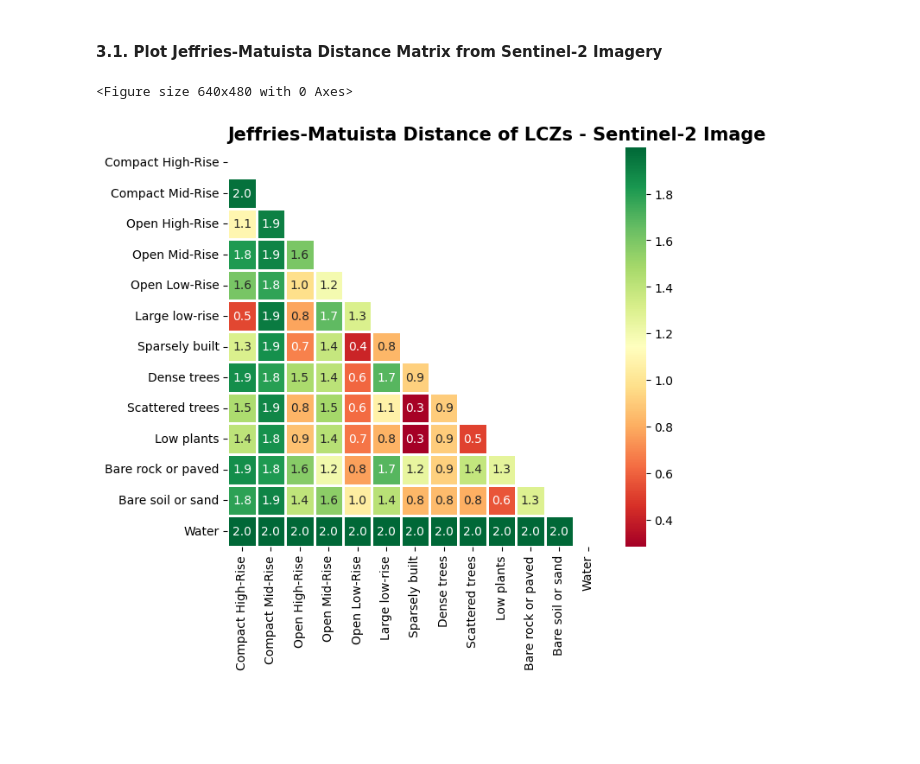
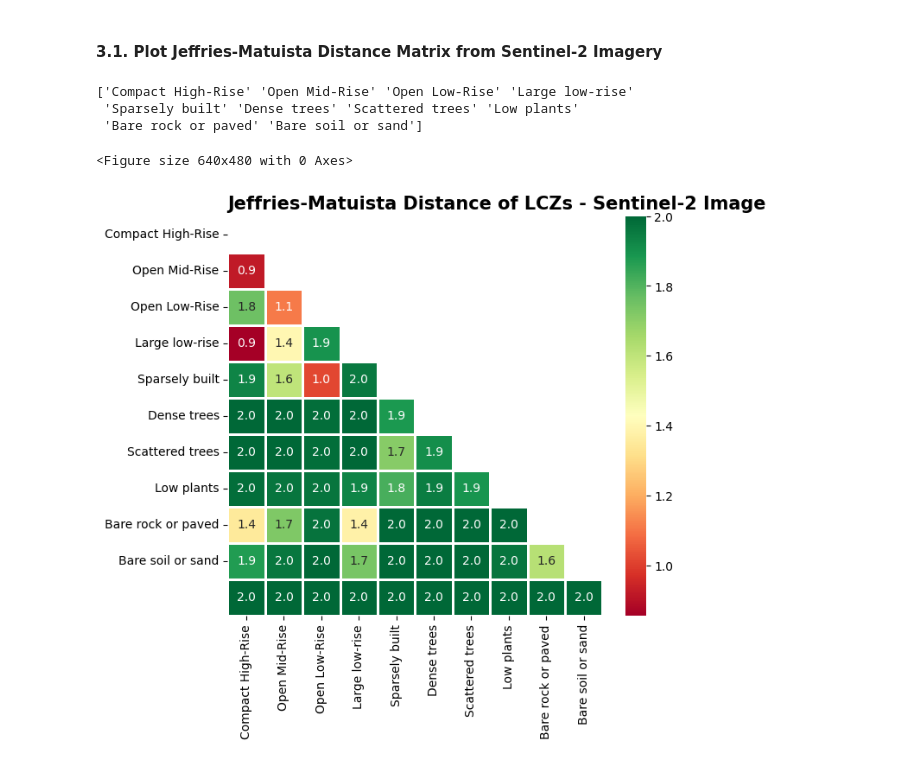
Before and after one commit to medo-younes/lcz-classification, a Jupyter notebook: notebooks/03_EDA.ipynb, the cells around one changed output. Cells and saved outputs as stored; diff of their text form; code cells hidden in the pictures; blank space fills up the shorter version.

```diff
--- a/notebooks/03_EDA.ipynb
+++ b/notebooks/03_EDA.ipynb
@@ -173,0 +137,20 @@ df=pd.DataFrame(dict(
+# %%
+from lcz_classification.functions_separability import *
+
+S2_CRS=r.open(S2_FP).crs
+lcz_geoms= lcz_gdf.copy()
+lcz_geoms = lcz_geoms.to_crs(S2_CRS)
+geoms=dict()
+
+legend=[x[['name','hex']].to_list() for idx,x in lcz_legend.set_index('class').loc[classes].iterrows()]
+legend= dict(zip(classes,legend))
+classes=sorted([int(x) for x in lcz_geoms['class'].unique()])
+for cl in classes:
+    geoms[cl] = lcz_geoms[lcz_geoms['class'] == cl].geometry
+
+
+pixels_spectral_sign_s = compute_pixel_spectral_signature(S2_FP, legend, geoms)
+spectral_sign_median_s, spectral_sign_mean_s, spectral_sign_std_s = compute_spectral_signature(S2_FP, legend, geoms)
+
+
+jm_df= s2_spectral_seperability(pixels_spectral_sign_s, lcz_geoms.sort_values('class'),'class',label_dict)
@@ -174,17 +175,21 @@ df=pd.DataFrame(dict(
 # %% [markdown]
 #### 3.1. Plot Jeffries-Matuista Distance Matrix from Sentinel-2 Imagery
 # %%
-from lcz_classification.plots import pairwise_plot
+from lcz_classification.plots import plot_pairwise_jm
+
 plt.tight_layout()
-pairwise_plot(df=df,
-              class1='class1',
-              class2='class2',
-              dist_col='jm',
-              title='Jeffries-Matuista Distance of LCZs - Sentinel-2 Image',
-              out_file=f'{FIGURES_DIR}/s2_jm.png',
-              cbar=True,
-              figsize=(7,6)
-              )
+plot_pairwise_jm(df=jm_df,
+                class1='class1',
+                class2='class2',
+                dist_col='jm_distance',
+                title='Jeffries-Matuista Distance of LCZs - Sentinel-2 Image',
+                out_file=f'{FIGURES_DIR}/s2_jm.png',
+                cbar=True,
+                figsize=(7,6)
+                )
 # %% [output]
-<Figure size 640x480 with 0 Axes>
+['Compact High-Rise' 'Open Mid-Rise' 'Open Low-Rise' 'Large low-rise'
+ 'Sparsely built' 'Dense trees' 'Scattered trees' 'Low plants'
+ 'Bare rock or paved' 'Bare soil or sand']
+<Figure size 640x480 with 0 Axes>
-[figure, old version]
+[figure, new version]
```
Also changed, not shown: parts of 6 cells of this notebook, 26 other files.
